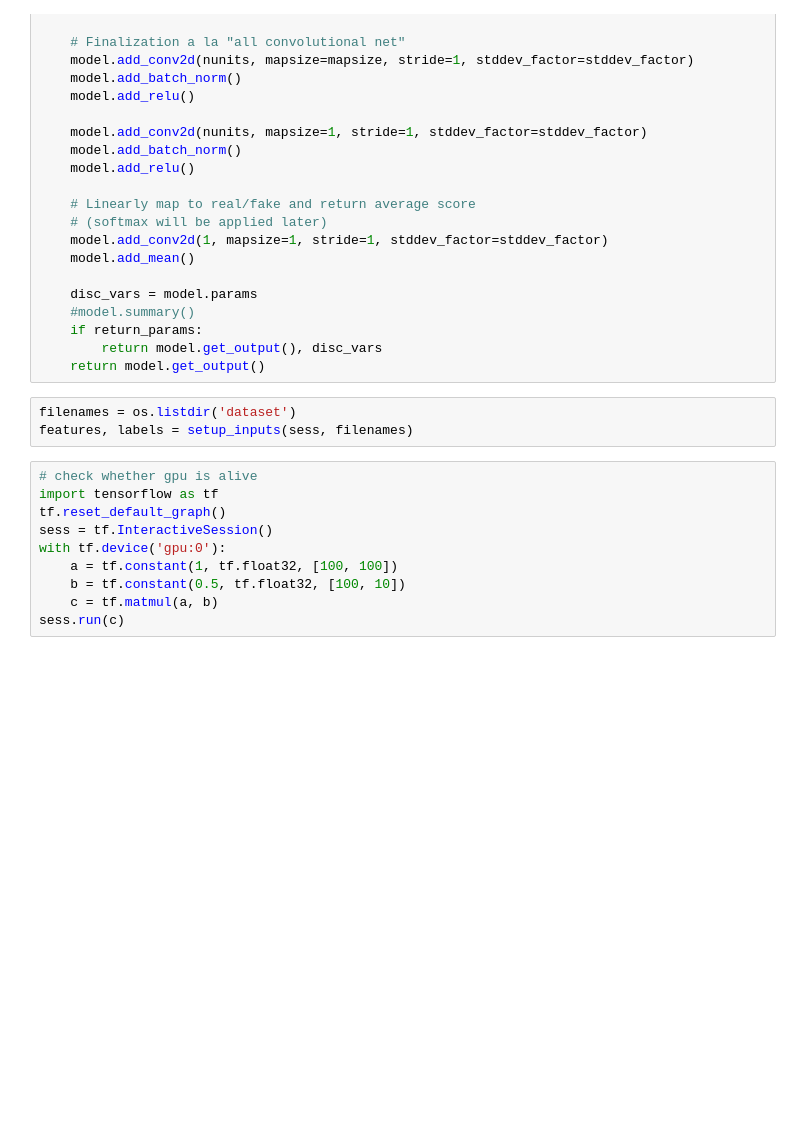
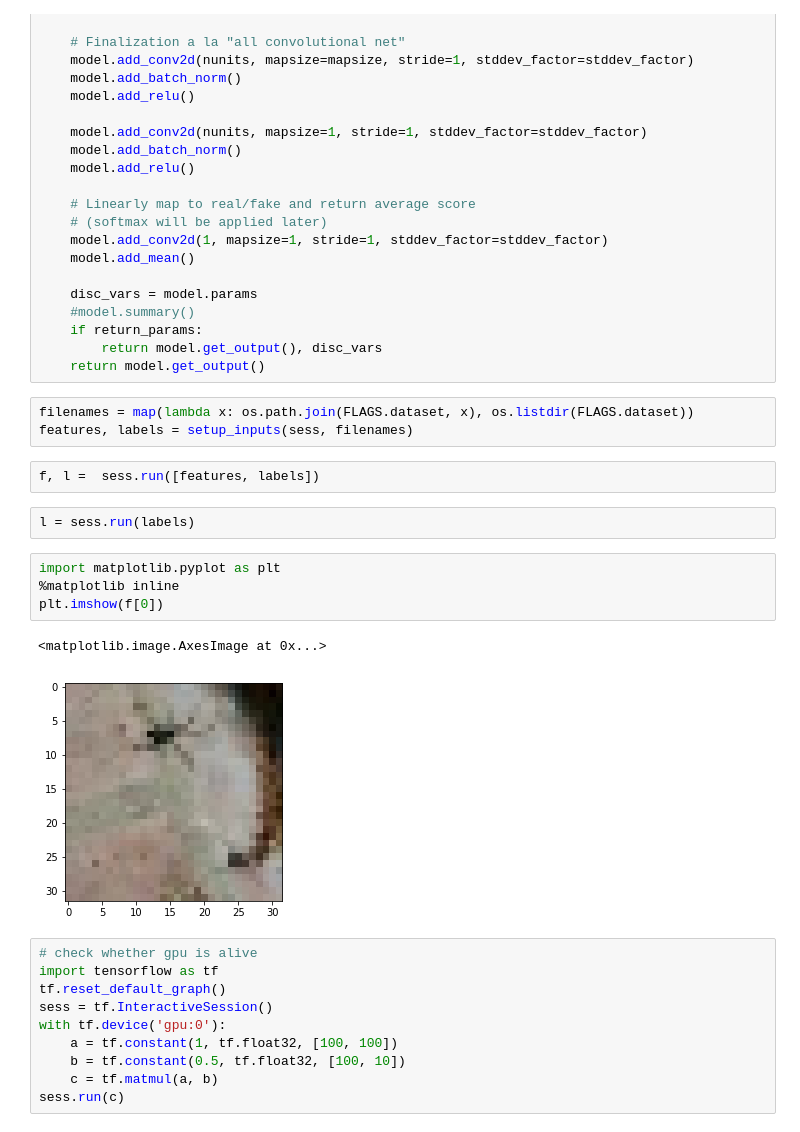
Before and after one commit to egorkrash/BayesSRGAN, a Jupyter notebook: test.ipynb, the cells around one changed output. Drawn from its saved outputs; the diff is of its cells as text; blank space fills up the shorter version.

```diff
--- a/test.ipynb
+++ b/test.ipynb
@@ -197,8 +196,19 @@ def discriminator(disc_input, params=None, return_params=False):
         return model.get_output(), disc_vars
     return model.get_output()
 # %%
-filenames = os.listdir('dataset')
+filenames = map(lambda x: os.path.join(FLAGS.dataset, x), os.listdir(FLAGS.dataset))
 features, labels = setup_inputs(sess, filenames)
+# %%
+f, l =  sess.run([features, labels])
+# %%
+l = sess.run(labels)
+# %%
+import matplotlib.pyplot as plt
+%matplotlib inline
+plt.imshow(f[0])
+# %% [output]
+<matplotlib.image.AxesImage at 0x...>
+[figure, added]
 # %%
 # check whether gpu is alive
 import tensorflow as tf
```
Also changed, not shown: parts of 1 cell of this notebook, 2 other files.
